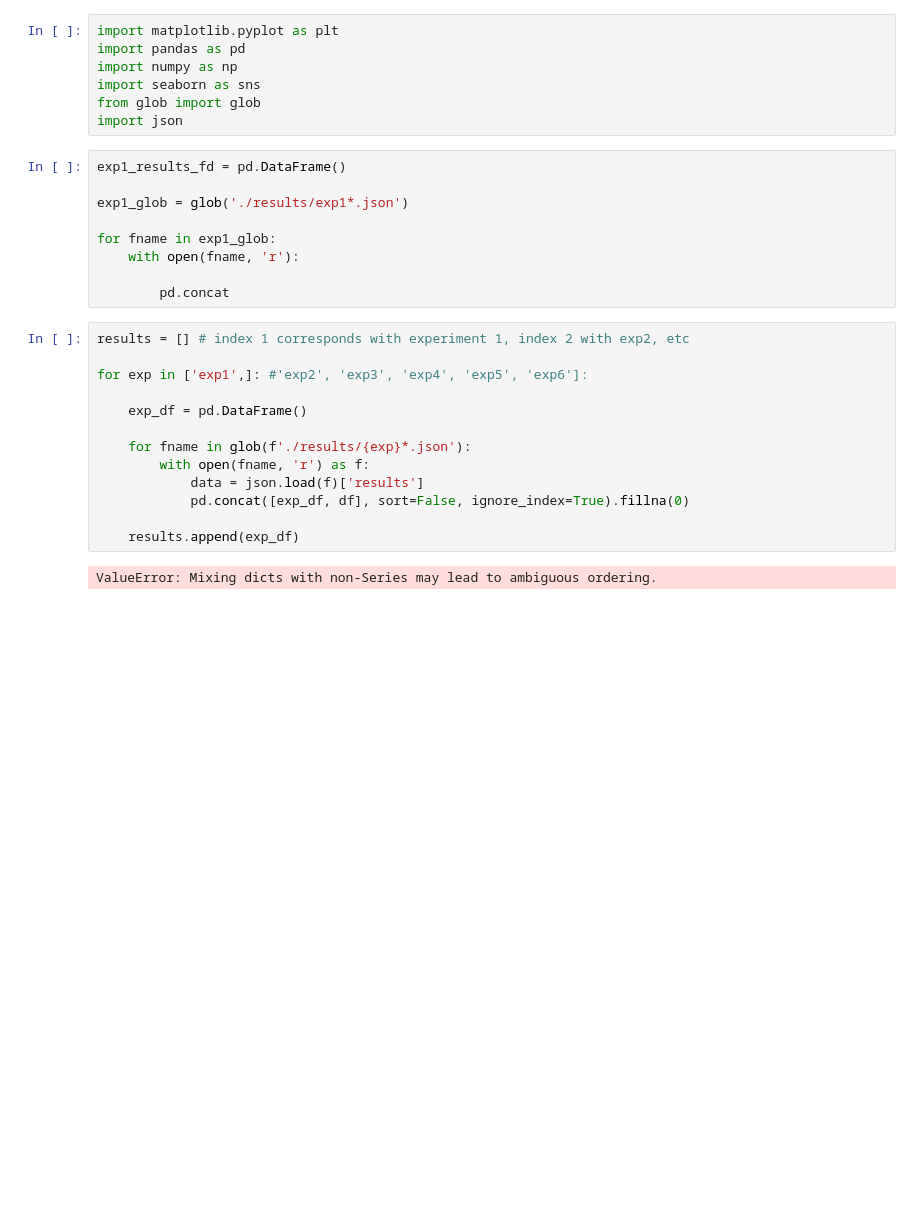
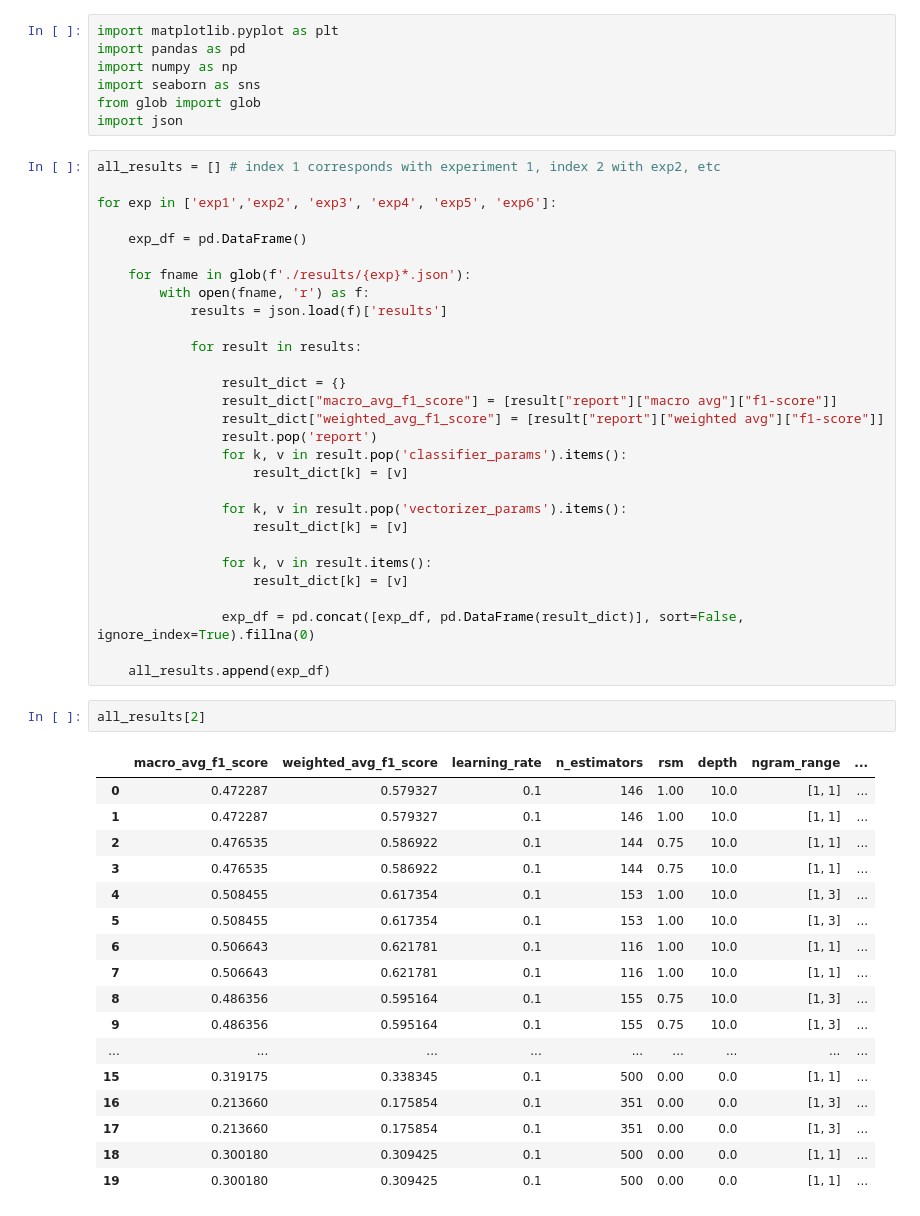
Before and after one commit to rootdrew27/cyberbullying-ml, a Jupyter notebook: official/experiments2.0/analysis.ipynb, the cells around one changed output. Cells and saved outputs as stored; diff of their text form; blank space fills up the shorter version.

Commit message:
fixed results file

```diff
--- a/official/experiments2.0/analysis.ipynb
+++ b/official/experiments2.0/analysis.ipynb
@@ -5,27 +5,52 @@ import numpy as np
 import seaborn as sns
 from glob import glob
 import json
-# %%
-exp1_results_fd = pd.DataFrame()
-
-exp1_glob = glob('./results/exp1*.json')
-
-for fname in exp1_glob:
-    with open(fname, 'r'):
-
-        pd.concat
 # %%
-results = [] # index 1 corresponds with experiment 1, index 2 with exp2, etc
+all_results = [] # index 1 corresponds with experiment 1, index 2 with exp2, etc
 
-for exp in ['exp1',]: #'exp2', 'exp3', 'exp4', 'exp5', 'exp6']:
+for exp in ['exp1','exp2', 'exp3', 'exp4', 'exp5', 'exp6']:
 
     exp_df = pd.DataFrame()
 
     for fname in glob(f'./results/{exp}*.json'):
         with open(fname, 'r') as f:
-            data = json.load(f)['results']
-            pd.concat([exp_df, df], sort=False, ignore_index=True).fillna(0)
+            results = json.load(f)['results']
 
-    results.append(exp_df)
+            for result in results:
+
+                result_dict = {}
+                result_dict["macro_avg_f1_score"] = [result["report"]["macro avg"]["f1-score"]]
+                result_dict["weighted_avg_f1_score"] = [result["report"]["weighted avg"]["f1-score"]]
+                result.pop('report')
+                for k, v in result.pop('classifier_params').items():
+                    result_dict[k] = [v]
+
+                for k, v in result.pop('vectorizer_params').items():
+                    result_dict[k] = [v]
+
+                for k, v in result.items():
+                    result_dict[k] = [v]
+
+                exp_df = pd.concat([exp_df, pd.DataFrame(result_dict)], sort=False, ignore_index=True).fillna(0)
+
+    all_results.append(exp_df)
-# %% [output]
-ValueError: Mixing dicts with non-Series may lead to ambiguous ordering.
+# %%
+all_results[2]
+# %% [output]
+|  | macro_avg_f1_score | weighted_avg_f1_score | learning_rate | n_estimators | rsm | depth | ngram_range | ... |
+| 0 | 0.472287 | 0.579327 | 0.1 | 146 | 1.00 | 10.0 | [1, 1] | ... |
+| 1 | 0.472287 | 0.579327 | 0.1 | 146 | 1.00 | 10.0 | [1, 1] | ... |
+| 2 | 0.476535 | 0.586922 | 0.1 | 144 | 0.75 | 10.0 | [1, 1] | ... |
+| 3 | 0.476535 | 0.586922 | 0.1 | 144 | 0.75 | 10.0 | [1, 1] | ... |
+| 4 | 0.508455 | 0.617354 | 0.1 | 153 | 1.00 | 10.0 | [1, 3] | ... |
+| 5 | 0.508455 | 0.617354 | 0.1 | 153 | 1.00 | 10.0 | [1, 3] | ... |
+| 6 | 0.506643 | 0.621781 | 0.1 | 116 | 1.00 | 10.0 | [1, 1] | ... |
+| 7 | 0.506643 | 0.621781 | 0.1 | 116 | 1.00 | 10.0 | [1, 1] | ... |
+| 8 | 0.486356 | 0.595164 | 0.1 | 155 | 0.75 | 10.0 | [1, 3] | ... |
+| 9 | 0.486356 | 0.595164 | 0.1 | 155 | 0.75 | 10.0 | [1, 3] | ... |
+| ... | ... | ... | ... | ... | ... | ... | ... | ... |
+| 15 | 0.319175 | 0.338345 | 0.1 | 500 | 0.00 | 0.0 | [1, 1] | ... |
+| 16 | 0.213660 | 0.175854 | 0.1 | 351 | 0.00 | 0.0 | [1, 3] | ... |
+| 17 | 0.213660 | 0.175854 | 0.1 | 351 | 0.00 | 0.0 | [1, 3] | ... |
+| 18 | 0.300180 | 0.309425 | 0.1 | 500 | 0.00 | 0.0 | [1, 1] | ... |
+| 19 | 0.300180 | 0.309425 | 0.1 | 500 | 0.00 | 0.0 | [1, 1] | ... |
```
Also changed, not shown: 36 other files.
